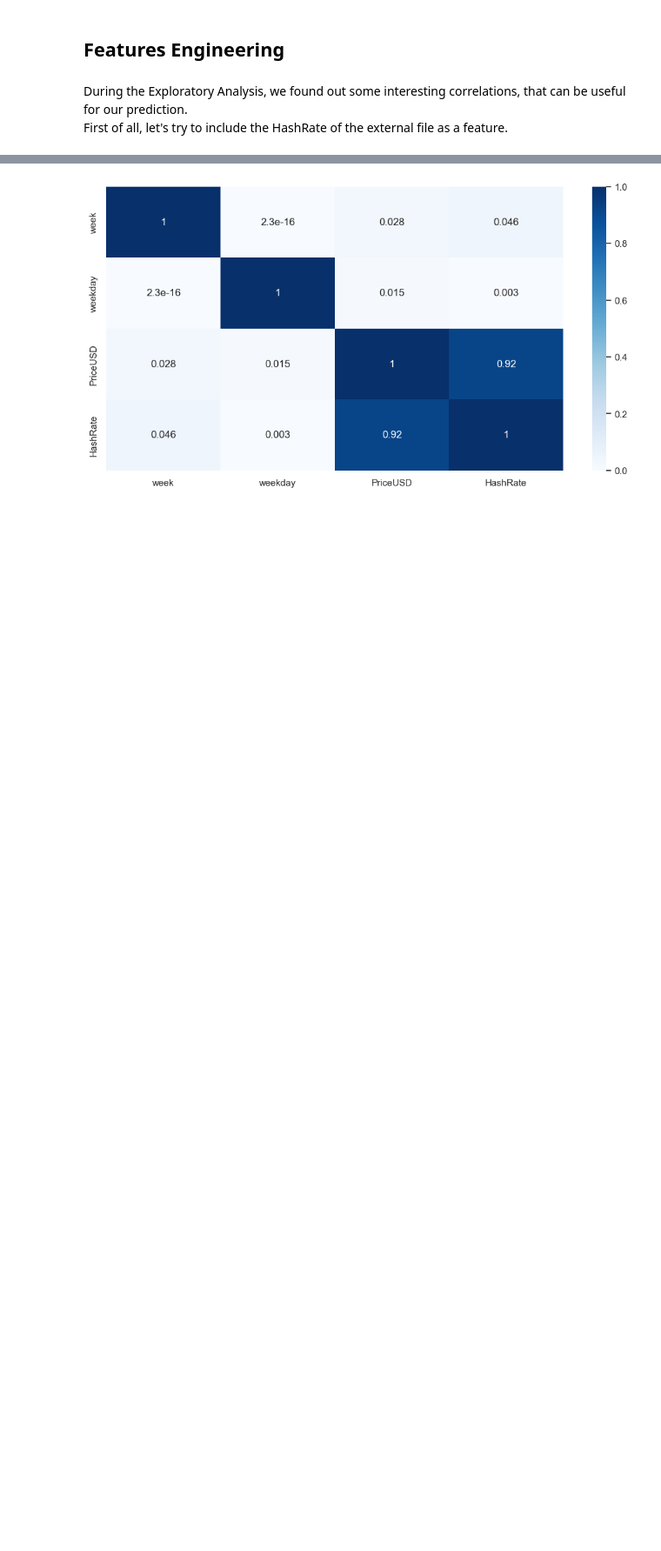
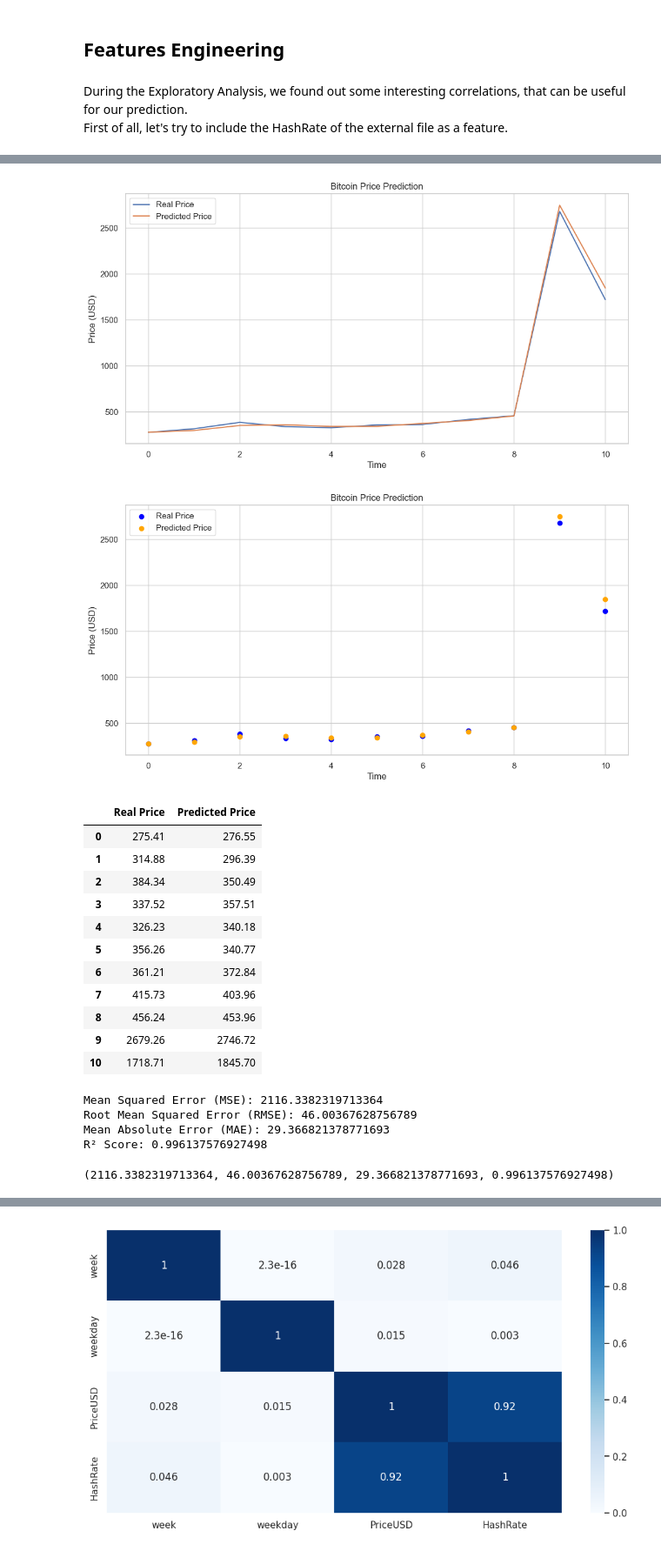
Before and after one commit to zestones/btc-price-prediction, a Jupyter notebook: src/prediction_models.ipynb, the cells around one changed output, grey strips where cells are left out. Shown at 87% size. Saved outputs shown, nothing was run; the diff lists cells and outputs as text; code cells hidden in the pictures; blank space fills up the shorter version.

```diff
--- a/src/prediction_models.ipynb
+++ b/src/prediction_models.ipynb
@@ -444,0 +767,23 @@ model = build_model(trainX.shape[1:])
+# %%
+predicted_prices, real_prices = inverse_transform_predictions(predictions, testY, scaler, nb_features=trainX.shape[2])
+show_results(predicted_prices, real_prices)
+# %% [output]
+[figure, added]
+[figure, added]
+|  | Real Price | Predicted Price |
+| 0 | 275.41 | 276.55 |
+| 1 | 314.88 | 296.39 |
+| 2 | 384.34 | 350.49 |
+| 3 | 337.52 | 357.51 |
+| 4 | 326.23 | 340.18 |
+| 5 | 356.26 | 340.77 |
+| 6 | 361.21 | 372.84 |
+| 7 | 415.73 | 403.96 |
+| 8 | 456.24 | 453.96 |
+| 9 | 2679.26 | 2746.72 |
+| 10 | 1718.71 | 1845.70 |
+Mean Squared Error (MSE): 2116.3382319713364
+Root Mean Squared Error (RMSE): 46.00367628756789
+Mean Absolute Error (MAE): 29.366821378771693
+R² Score: 0.996137576927498
+(2116.3382319713364, 46.00367628756789, 29.366821378771693, 0.996137576927498)
```
Also changed, not shown: parts of 24 cells of this notebook, 6 other files.
